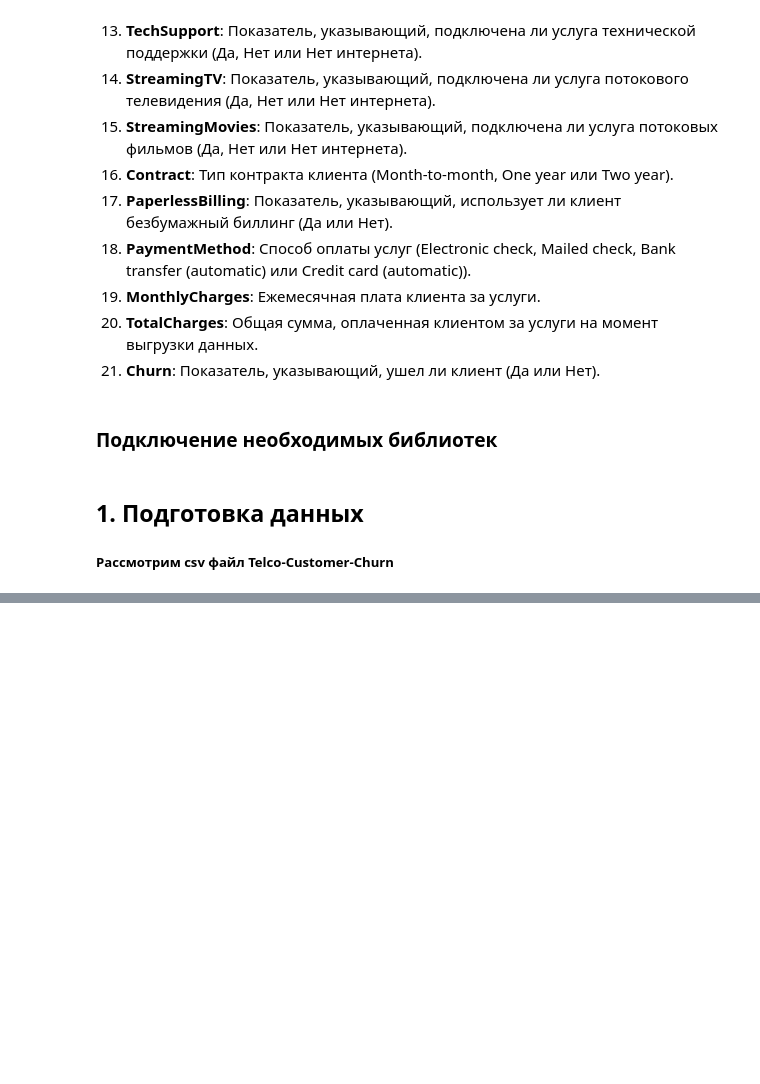
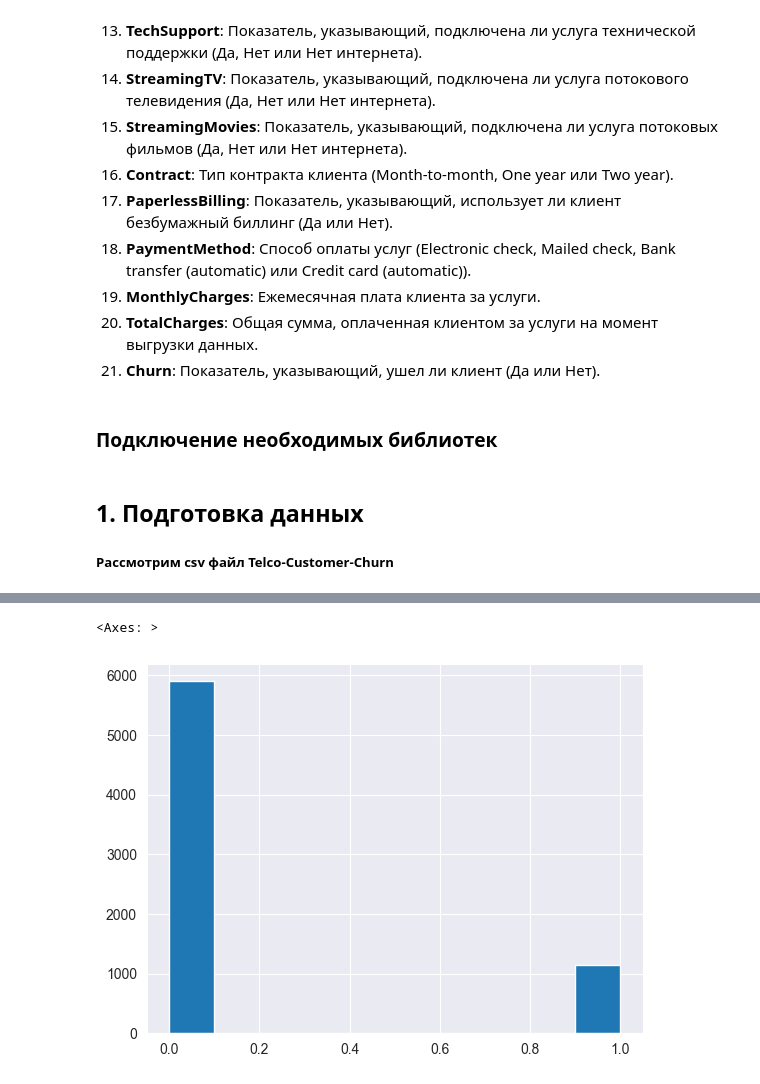
Before and after one commit to kelsinbek/CustomerChurn, a Jupyter notebook: courseProject.ipynb, the cells around one changed output, grey strips where cells are left out. Cells and saved outputs as stored; diff of their text form; code cells hidden in the pictures; blank space fills up the shorter version.

```diff
--- a/courseProject.ipynb
+++ b/courseProject.ipynb
@@ -81,0 +105,4 @@ memory usage: 1.1+ MB
+# %%
+# Приведём столбцы к нижнему регистру:
+customers.columns = customers.columns.str.lower()
+customers.info()
@@ -81,0 +127,6 @@ memory usage: 1.1+ MB
+# %%
+# Посмотрим на гистограмму столбца SeniorCitizen:
+customers['seniorcitizen'].hist()
+# %% [output]
+<Axes: >
+[figure, added]
```
Also changed, not shown: parts of 7 cells of this notebook, 1 other file.
